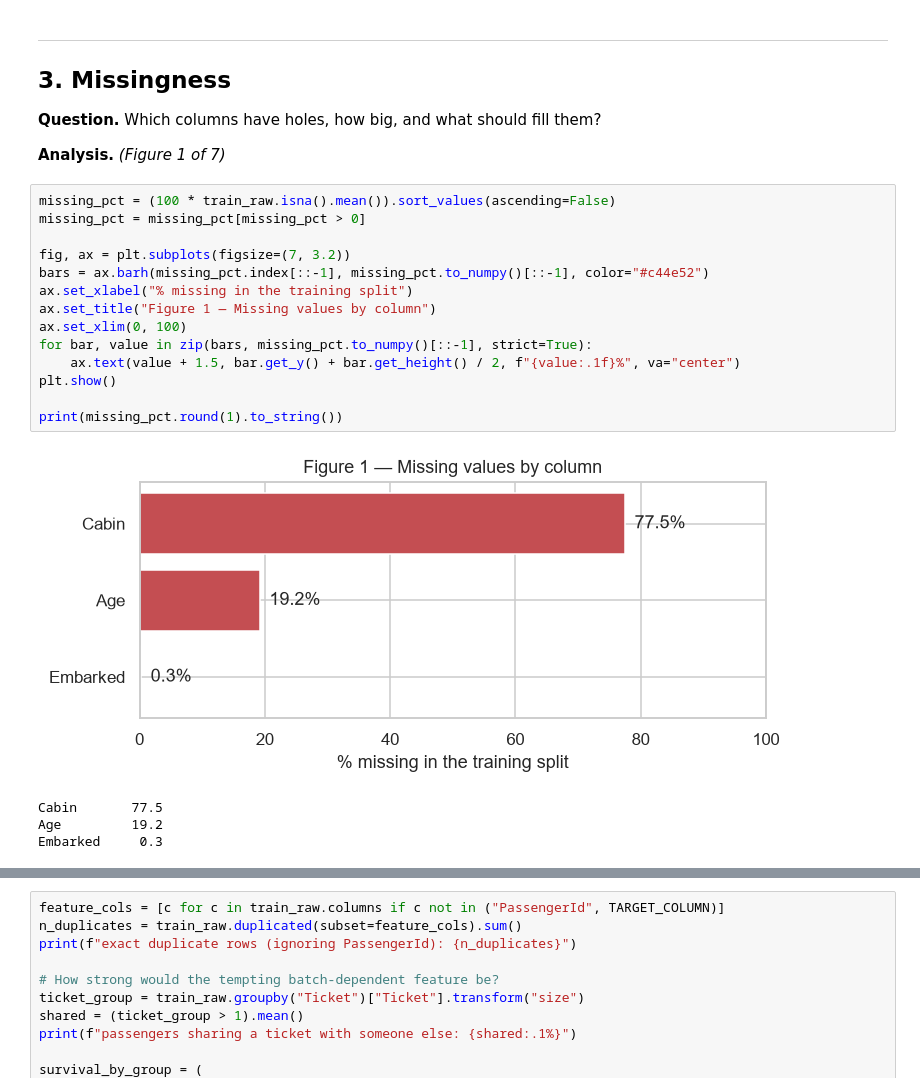
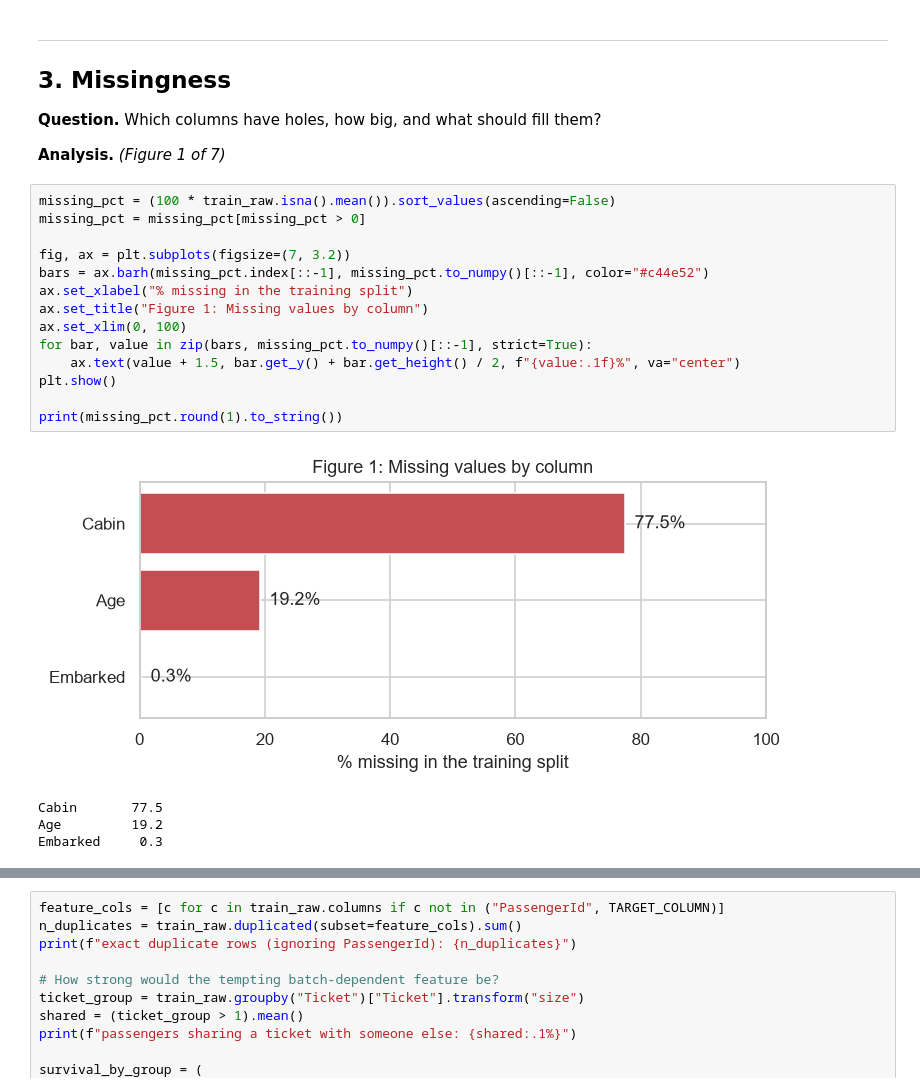
Before and after one commit to inbartam/titanic_assigment, a Jupyter notebook: notebooks/eda.ipynb, the cells around one changed output, grey strips where cells are left out. Saved outputs shown, nothing was run; the diff lists cells and outputs as text.

```diff
--- a/notebooks/eda.ipynb
+++ b/notebooks/eda.ipynb
@@ -157,19 +159,19 @@ n = 179 in the held-out set is small enough that three decimal places would be d
 # %%
 missing_pct = (100 * train_raw.isna().mean()).sort_values(ascending=False)
 missing_pct = missing_pct[missing_pct > 0]
 
 fig, ax = plt.subplots(figsize=(7, 3.2))
 bars = ax.barh(missing_pct.index[::-1], missing_pct.to_numpy()[::-1], color="#c44e52")
 ax.set_xlabel("% missing in the training split")
-ax.set_title("Figure 1 — Missing values by column")
+ax.set_title("Figure 1: Missing values by column")
 ax.set_xlim(0, 100)
 for bar, value in zip(bars, missing_pct.to_numpy()[::-1], strict=True):
     ax.text(value + 1.5, bar.get_y() + bar.get_height() / 2, f"{value:.1f}%", va="center")
 plt.show()
 
 print(missing_pct.round(1).to_string())
 # %% [output]
-[figure, old version]
+[figure, new version]
 Cabin       77.5
 Age         19.2
 Embarked     0.3
```
Also changed, not shown: parts of 25 cells of this notebook, 46 other files.
